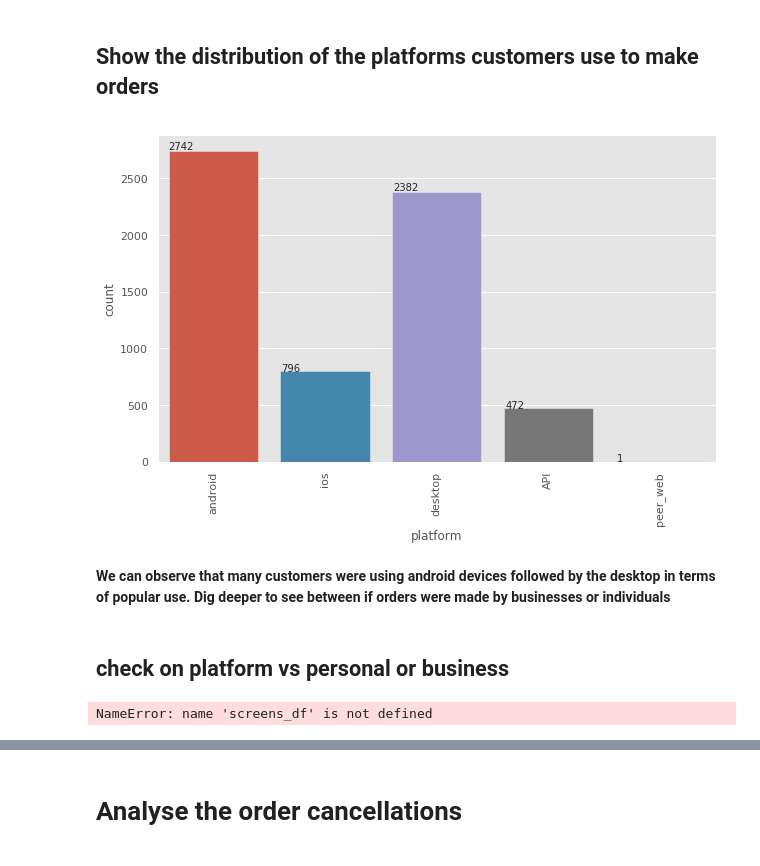
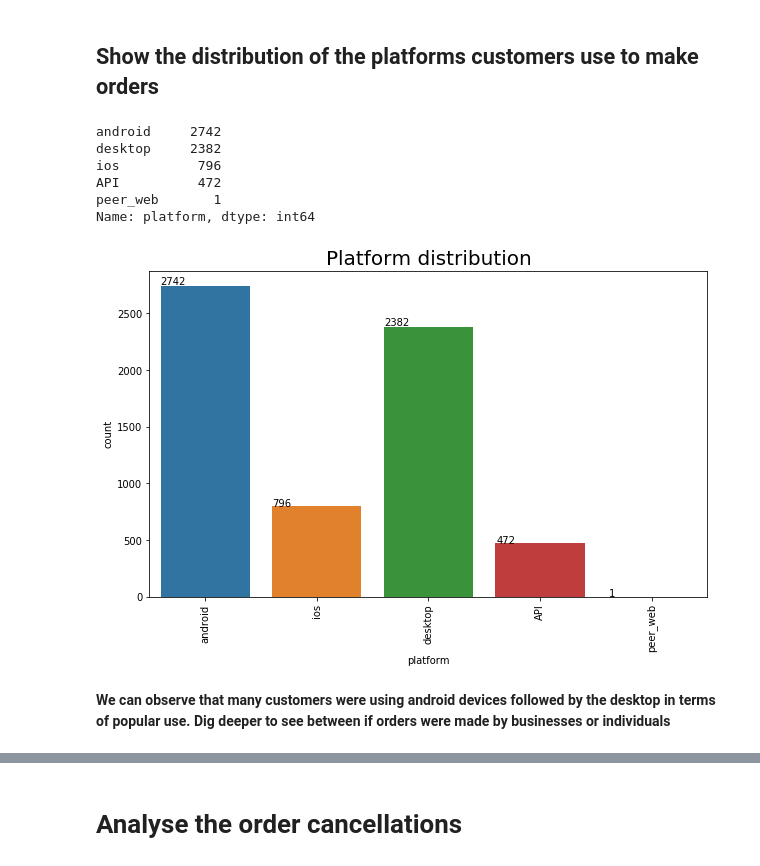
Before and after one commit to Dancilla/Challenges, a Jupyter notebook: Sendy/Sendy_notebooks/practical task analysis.ipynb, the cells around one changed output, grey strips where cells are left out. Cells and saved outputs as stored; diff of their text form; code cells hidden in the pictures.

```diff
--- a/Sendy/Sendy_notebooks/practical task analysis.ipynb
+++ b/Sendy/Sendy_notebooks/practical task analysis.ipynb
@@ -181,22 +194,23 @@ when it tends to 1, it shows it has a relation, and as it tends to -1, it shows
 ## Show the distribution of the platforms customers use to make orders
 # %%
 plt.figure(figsize=(10,6))
+print ( query_df['platform'].value_counts() )
 ax=sns.countplot(data = query_df, x = 'platform')
 
 total = float(len(query_df)) # one person per row
 # Add this loop to add the annotations
 for p in ax.patches:
     ax.annotate(str(p.get_height()), (p.get_x() * 1.005, p.get_height() * 1.005))
-
+plt.title('Platform distribution', fontsize=20)
 plt.xticks(rotation = 90);
 # %% [output]
+android     2742
+desktop     2382
+ios          796
+API          472
+peer_web       1
+Name: platform, dtype: int64
-[figure, old version]
+[figure, new version]
 # %% [markdown]
 **We can observe that many customers were using android devices followed by the desktop in terms of popular use.
 Dig deeper to see between if orders were made by businesses or individuals**
-# %% [markdown]
-## check on platform vs personal or business
-# %%
-screens_df[screens_df['context_network_carrier']=='P']['name'].value_counts().reset_index().sort_values(by='name', ascending=False)#.plot.bar()
-# %% [output]
-NameError: name 'screens_df' is not defined
```
Also changed, not shown: parts of 71 cells of this notebook, 2 other files.
